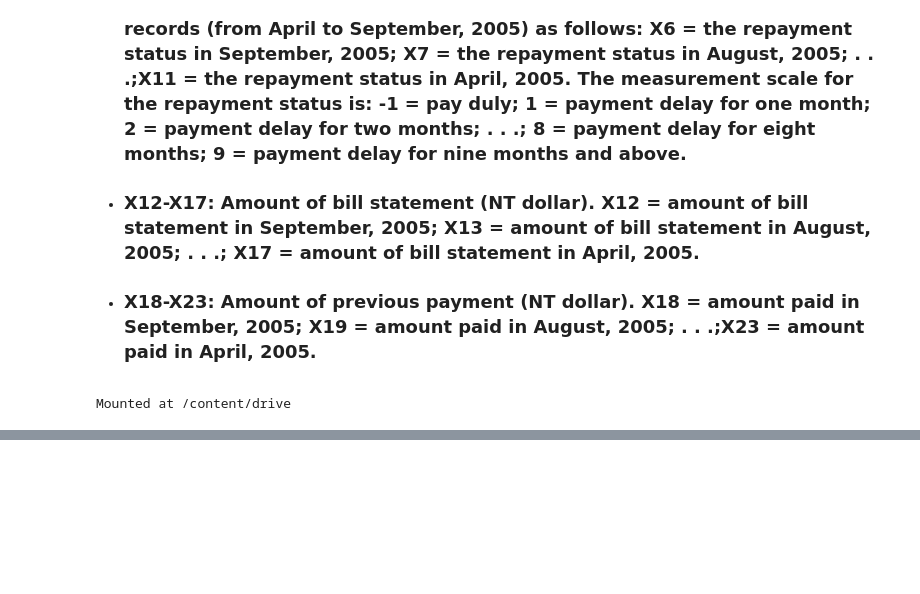
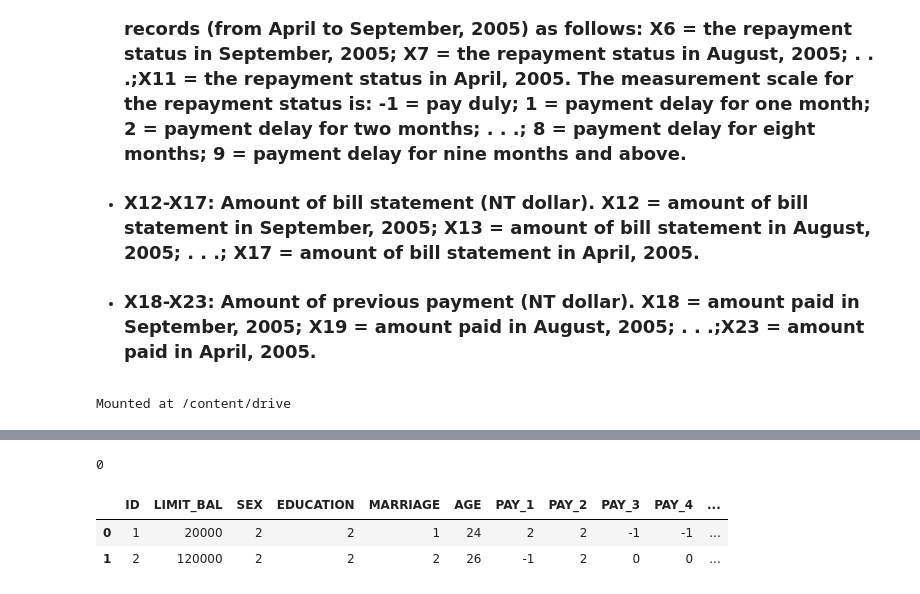
Before and after one commit to Anupam8858/Credit-Card-Default-Prediction, a Jupyter notebook: Credit_Card_Default_Prediction_Capstone_Project.ipynb, the cells around one changed output, grey strips where cells are left out. Saved outputs shown, nothing was run; the diff lists cells and outputs as text; code cells hidden in the pictures; blank space fills up the shorter version.

```diff
--- a/Credit_Card_Default_Prediction_Capstone_Project.ipynb
+++ b/Credit_Card_Default_Prediction_Capstone_Project.ipynb
@@ -49,0 +147,13 @@ dataset.shape
+# %%
+# checking for identical rows if present
+dataset.duplicated().sum()
+# %% [output]
+0
+# %%
+# Rename the columns
+dataset = dataset.rename(columns={'default payment next month': 'DEFAULT_PAYMENT','PAY_0': 'PAY_1'})
+dataset.head(2)
+# %% [output]
+|  | ID | LIMIT_BAL | SEX | EDUCATION | MARRIAGE | AGE | PAY_1 | PAY_2 | PAY_3 | PAY_4 | ... |
+| 0 | 1 | 20000 | 2 | 2 | 1 | 24 | 2 | 2 | -1 | -1 | ... |
+| 1 | 2 | 120000 | 2 | 2 | 2 | 26 | -1 | 2 | 0 | 0 | ... |
```
Also changed, not shown: parts of 10 cells of this notebook.
